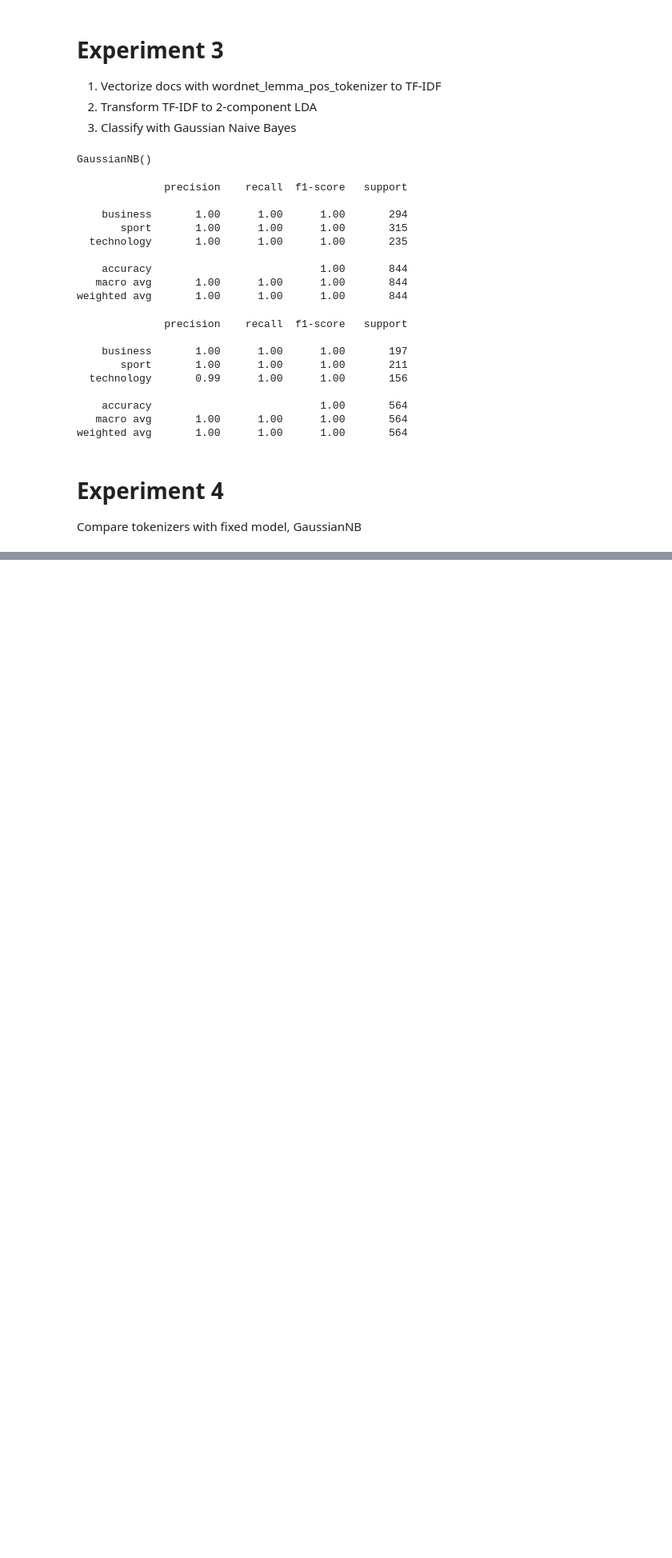
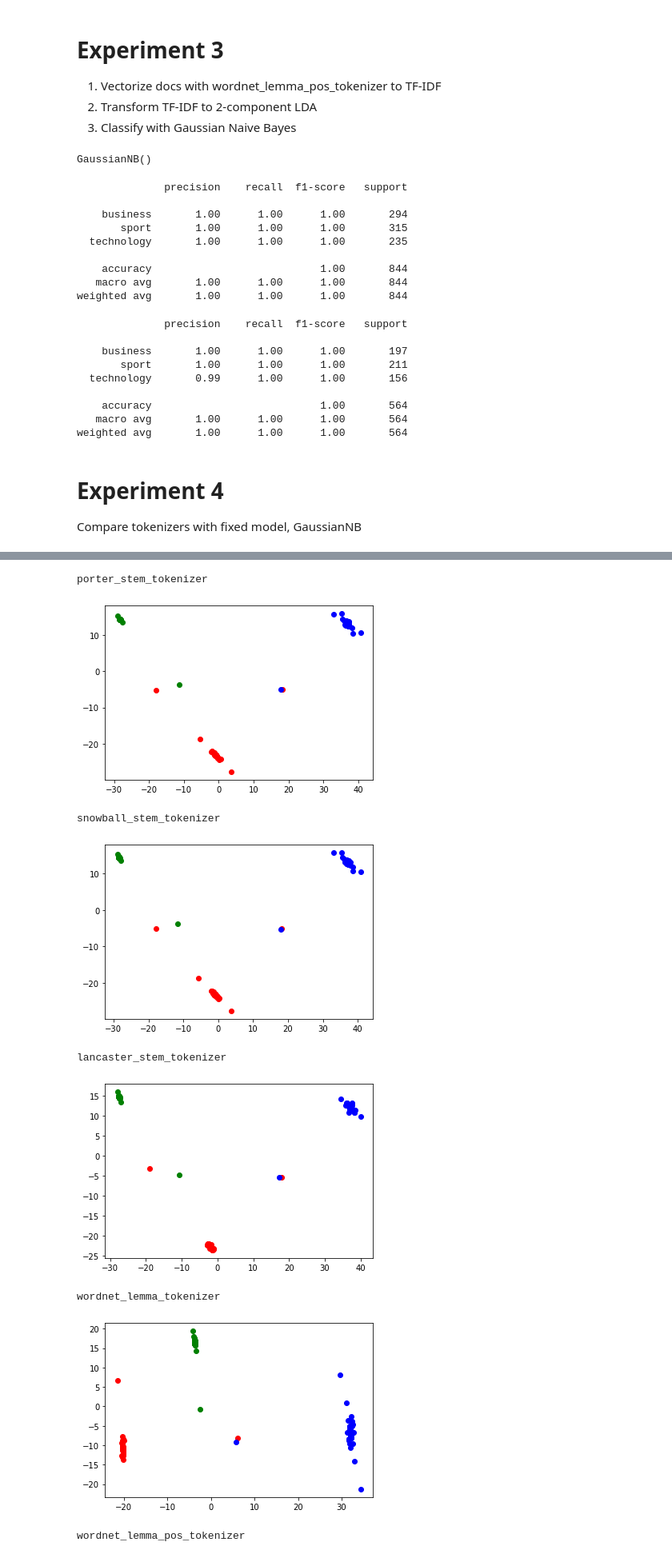
Before and after one commit to tjthanapat/ds4biz-assignment-2, a Jupyter notebook: Task 1 - News Classification/Ja'sLab.ipynb, the cells around one changed output, grey strips where cells are left out. Shown: that part at 80% size. Drawn from its saved outputs; the diff is of its cells as text; code cells hidden in the pictures; blank space fills up the shorter version.

```diff
--- a/Task 1 - News Classification/Ja'sLab.ipynb
+++ b/Task 1 - News Classification/Ja'sLab.ipynb
@@ -376,0 +417,37 @@ tokenizers = [porter_stem_tokenizer, snowball_stem_tokenizer,
+# %%
+from sklearn.feature_extraction.text import TfidfVectorizer
+from sklearn.discriminant_analysis import LinearDiscriminantAnalysis as LDA
+from sklearn.naive_bayes import GaussianNB
+from sklearn.model_selection import cross_val_score
+
+for tokenizer in tokenizers:
+  vectorizer = TfidfVectorizer(tokenizer=tokenizer, min_df=.01)
+  tf_idf = vectorizer.fit_transform(raw_docs)
+
+  X = tf_idf.toarray()
+  y = raw_df['category']
+
+  lda = LDA(n_components=2)
+  X = lda.fit_transform(X, y)
+
+  colors = {
+    'sport':'red',
+    'business':'green',
+    'technology':'blue'
+  }
+
+  print(tokenizer.__name__)
+
+  for X, y in zip(X,y):
+    plt.scatter(X[0], X[1], color=colors[y])
+  plt.show()
+# %% [output]
+porter_stem_tokenizer
+[figure, added]
+snowball_stem_tokenizer
+[figure, added]
+lancaster_stem_tokenizer
+[figure, added]
+wordnet_lemma_tokenizer
+[figure, added]
+wordnet_lemma_pos_tokenizer
```
Also changed, not shown: parts of 37 cells of this notebook.
